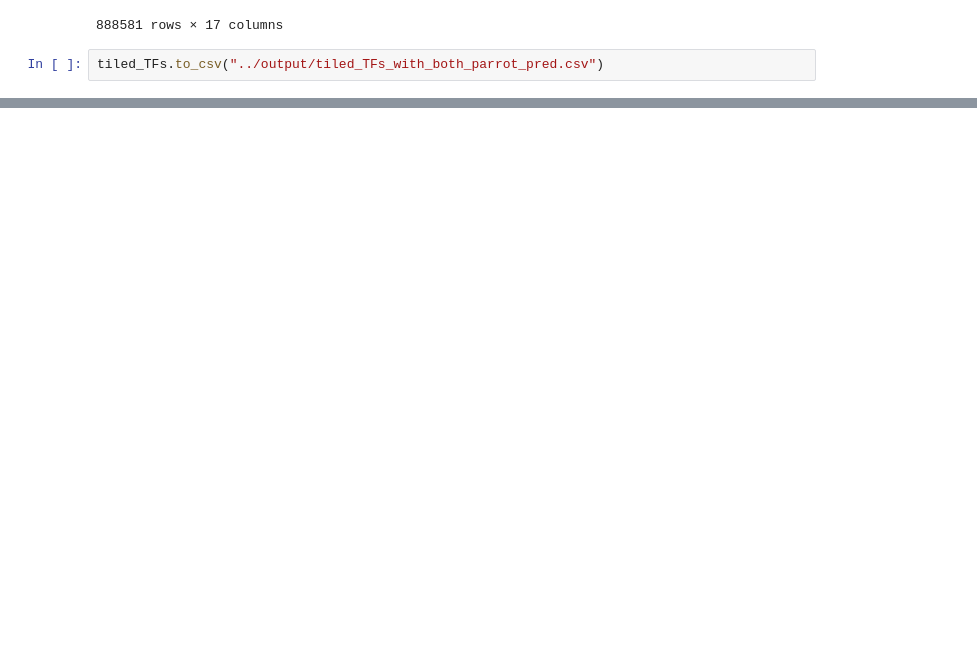
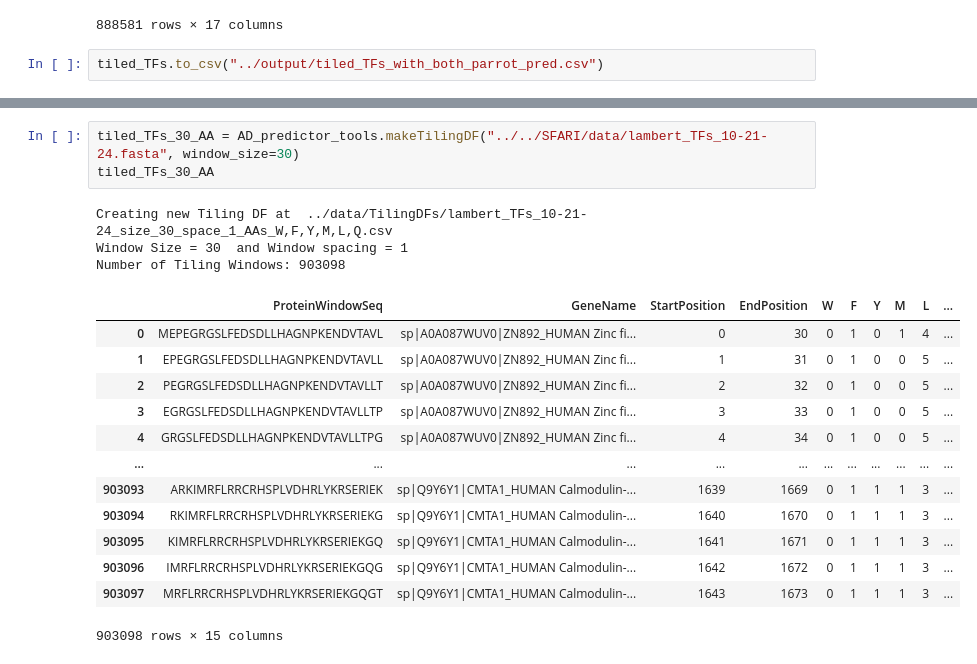
Before and after one commit to sanjanakotha/consensus_AD_predictor, a Jupyter notebook: notebooks/PARROT AD Predictor.ipynb, the cells around one changed output, grey strips where cells are left out. Cells and saved outputs as stored; diff of their text form; blank space fills up the shorter version.

```diff
--- a/notebooks/PARROT AD Predictor.ipynb
+++ b/notebooks/PARROT AD Predictor.ipynb
@@ -333,0 +395,20 @@ tiled_TFs.to_csv("../output/tiled_TFs_with_both_parrot_pred.csv")
+# %%
+tiled_TFs_30_AA = AD_predictor_tools.makeTilingDF("../../SFARI/data/lambert_TFs_10-21-24.fasta", window_size=30)
+tiled_TFs_30_AA
+# %% [output]
+Creating new Tiling DF at  ../data/TilingDFs/lambert_TFs_10-21-24_size_30_space_1_AAs_W,F,Y,M,L,Q.csv
+Window Size = 30  and Window spacing = 1
+Number of Tiling Windows: 903098
+|  | ProteinWindowSeq | GeneName | StartPosition | EndPosition | W | F | Y | M | L | ... |
+| 0 | MEPEGRGSLFEDSDLLHAGNPKENDVTAVL | sp|A0A087WUV0|ZN892_HUMAN Zinc fi... | 0 | 30 | 0 | 1 | 0 | 1 | 4 | ... |
+| 1 | EPEGRGSLFEDSDLLHAGNPKENDVTAVLL | sp|A0A087WUV0|ZN892_HUMAN Zinc fi... | 1 | 31 | 0 | 1 | 0 | 0 | 5 | ... |
+| 2 | PEGRGSLFEDSDLLHAGNPKENDVTAVLLT | sp|A0A087WUV0|ZN892_HUMAN Zinc fi... | 2 | 32 | 0 | 1 | 0 | 0 | 5 | ... |
+| 3 | EGRGSLFEDSDLLHAGNPKENDVTAVLLTP | sp|A0A087WUV0|ZN892_HUMAN Zinc fi... | 3 | 33 | 0 | 1 | 0 | 0 | 5 | ... |
+| 4 | GRGSLFEDSDLLHAGNPKENDVTAVLLTPG | sp|A0A087WUV0|ZN892_HUMAN Zinc fi... | 4 | 34 | 0 | 1 | 0 | 0 | 5 | ... |
+| ... | ... | ... | ... | ... | ... | ... | ... | ... | ... | ... |
+| 903093 | ARKIMRFLRRCRHSPLVDHRLYKRSERIEK | sp|Q9Y6Y1|CMTA1_HUMAN Calmodulin-... | 1639 | 1669 | 0 | 1 | 1 | 1 | 3 | ... |
+| 903094 | RKIMRFLRRCRHSPLVDHRLYKRSERIEKG | sp|Q9Y6Y1|CMTA1_HUMAN Calmodulin-... | 1640 | 1670 | 0 | 1 | 1 | 1 | 3 | ... |
+| 903095 | KIMRFLRRCRHSPLVDHRLYKRSERIEKGQ | sp|Q9Y6Y1|CMTA1_HUMAN Calmodulin-... | 1641 | 1671 | 0 | 1 | 1 | 1 | 3 | ... |
+| 903096 | IMRFLRRCRHSPLVDHRLYKRSERIEKGQG | sp|Q9Y6Y1|CMTA1_HUMAN Calmodulin-... | 1642 | 1672 | 0 | 1 | 1 | 1 | 3 | ... |
+| 903097 | MRFLRRCRHSPLVDHRLYKRSERIEKGQGT | sp|Q9Y6Y1|CMTA1_HUMAN Calmodulin-... | 1643 | 1673 | 0 | 1 | 1 | 1 | 3 | ... |
+903098 rows × 15 columns
```
Also changed, not shown: parts of 8 cells of this notebook, 5 other files.
